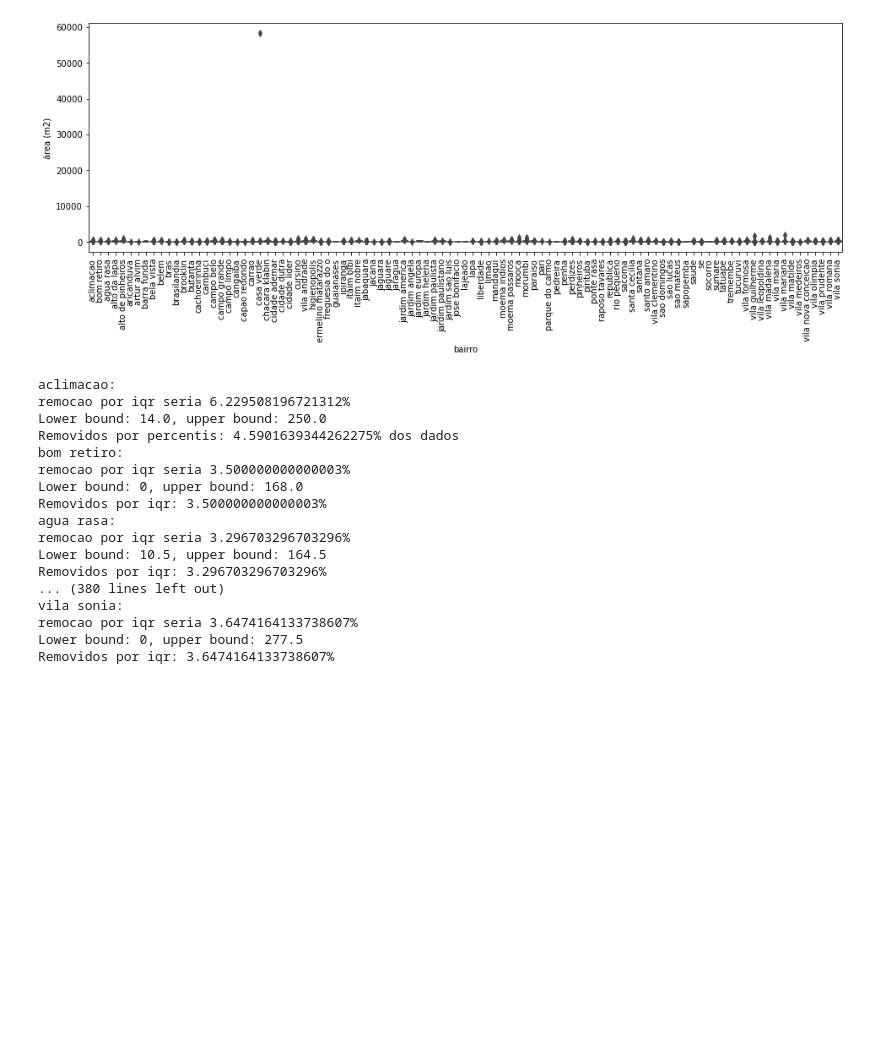
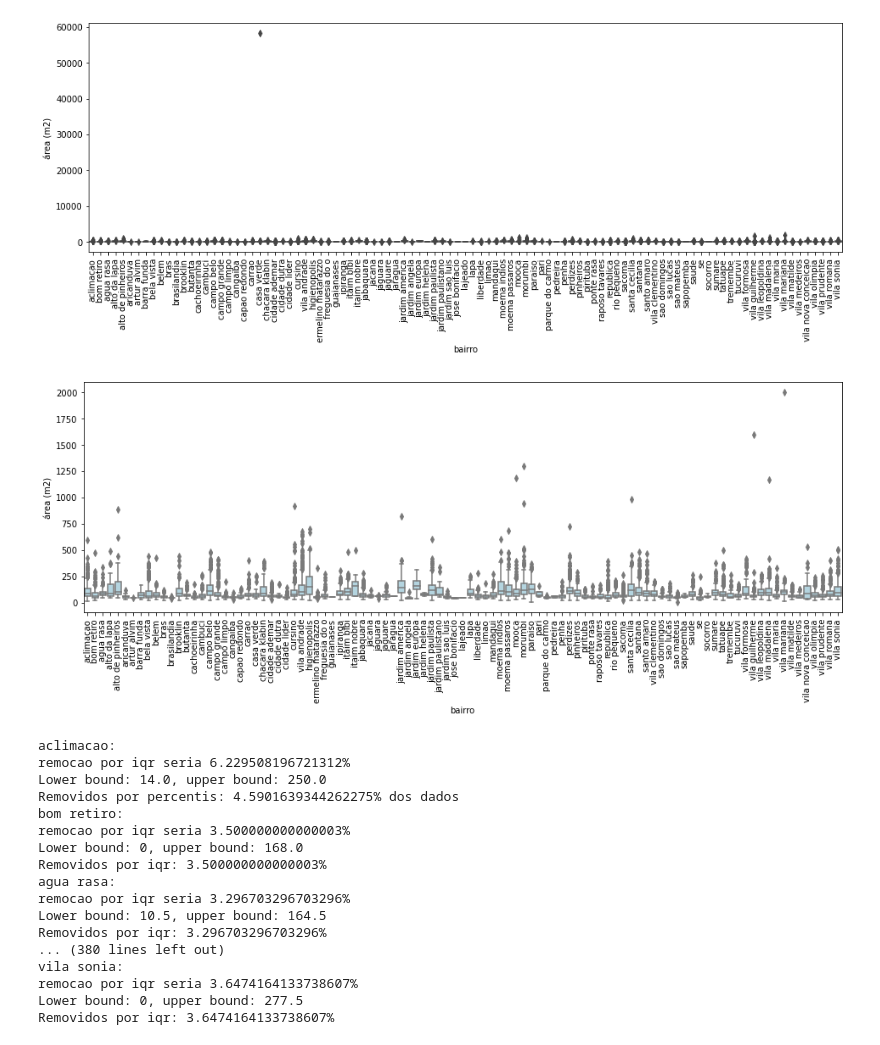
Before and after one commit to gabrielleuzinger/Dados-aps-Loft, a Jupyter notebook: Remove-outliers dados Loft.ipynb, the cells around one changed output. Cells and saved outputs as stored; diff of their text form; code cells hidden in the pictures; blank space fills up the shorter version.

```diff
--- a/Remove-outliers dados Loft.ipynb
+++ b/Remove-outliers dados Loft.ipynb
@@ -46,6 +46,14 @@ plt.xticks(rotation=90)
 plt.show()
 # %% [output]
 [figure]
+# %%
+df = df.drop(index=df.loc[dados['área (m2)']>5000,:].index)
+plt.figure(figsize=(16,5))
+sns.boxplot(data=df[["bairro", "área (m2)"]], y="área (m2)", x="bairro",color='lightblue')
+plt.xticks(rotation=90)
+plt.show()
+# %% [output]
+[figure, added]
 # %%
 def remove_outliers(data, bairro, coluna, max_removidos):
     q1, q3 = data.loc[data["bairro"] == bairro, coluna].quantile([.25,.75])
```
Also changed, not shown: parts of 5 cells of this notebook.
